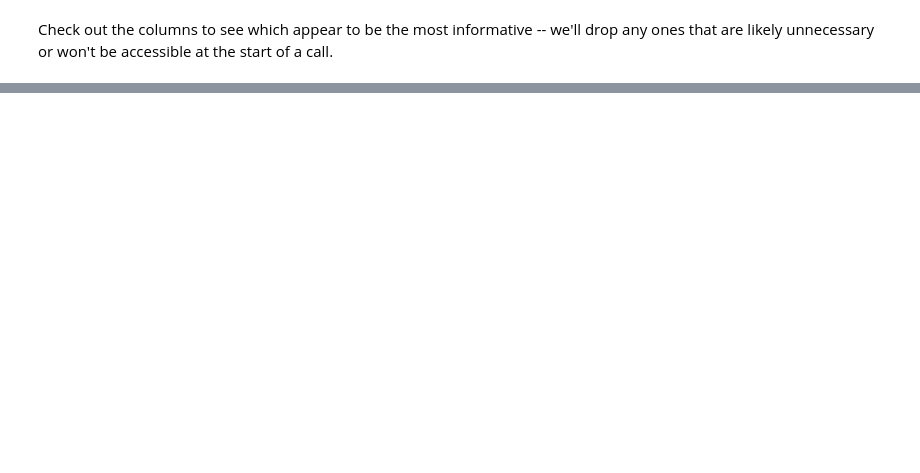
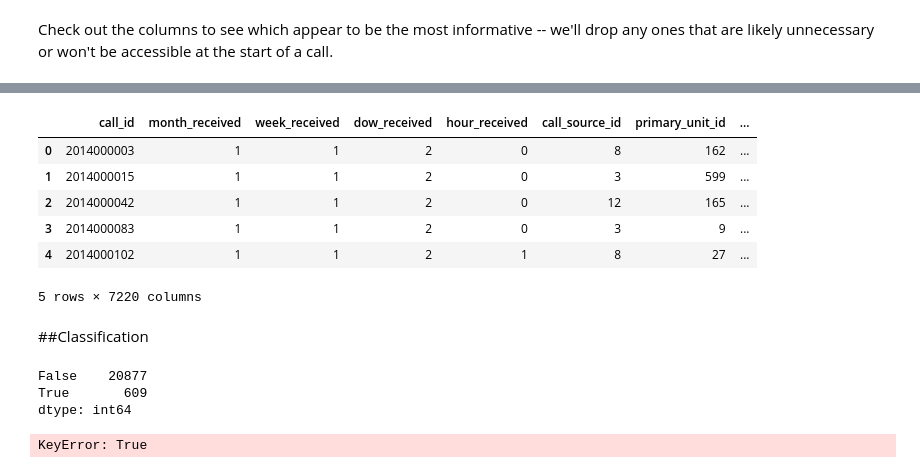
Before and after one commit to shihabhasan/call-for-service, a Jupyter notebook: working_files/notebooks/Text Analysis.ipynb, the cells around one changed output, grey strips where cells are left out. Saved outputs shown, nothing was run; the diff lists cells and outputs as text; code cells hidden in the pictures; blank space fills up the shorter version.

```diff
--- a/working_files/notebooks/Text Analysis.ipynb
+++ b/working_files/notebooks/Text Analysis.ipynb
@@ -146,0 +213,30 @@ notes = pd.read_sql("SELECT * FROM note, call WHERE note.call_id = call.call_id
+# %%
+# Make DataFrame with most common stems
+from nltk.stem.snowball import SnowballStemmer
+stemmer = SnowballStemmer("english")
+
+stemmer_df = pd.DataFrame()
+for column in group.columns:
+    try:
+        stemmer_df[stemmer.stem(column)] += group[column]
+    except KeyError:
+        stemmer_df[stemmer.stem(column)] = group[column]
+
+for column in stemmer_df.columns:
+    if sum(stemmer_df[column]) < 250:
+        stemmer_df.drop(column, axis=1, inplace=True)
+
+for column in stemmer_df.columns:
+    new_column = column + '_stem'
+    stemmer_df.rename(columns={column: new_column}, inplace=True)
+
+synset_and_stems = pd.concat([synset_df, stemmer_df], axis=1, join='inner')
+# %%
+vec = CountVectorizer(stop_words=stopwords, min_df=0.05, max_df=0.99)
+data = vec.fit_transform(note_grp['body'].tolist()).toarray()
+data_names = vec.get_feature_names()
+
+group = pd.DataFrame(data, columns=data_names)
+group.head()
+# %%
+final_data = pd.concat([call_info, group, synset_and_stems], axis=1, join='inner')
@@ -146,0 +245,12 @@ notes = pd.read_sql("SELECT * FROM note, call WHERE note.call_id = call.call_id
+# %%
+final_data.head()
+# %% [output]
+|  | call_id | month_received | week_received | dow_received | hour_received | call_source_id | primary_unit_id | ... |
+| 0 | 2014000003 | 1 | 1 | 2 | 0 | 8 | 162 | ... |
+| 1 | 2014000015 | 1 | 1 | 2 | 0 | 3 | 599 | ... |
+| 2 | 2014000042 | 1 | 1 | 2 | 0 | 12 | 165 | ... |
+| 3 | 2014000083 | 1 | 1 | 2 | 0 | 3 | 9 | ... |
+| 4 | 2014000102 | 1 | 1 | 2 | 1 | 8 | 27 | ... |
+5 rows × 7220 columns
+# %% [markdown]
+##Classification
@@ -146,0 +267,36 @@ notes = pd.read_sql("SELECT * FROM note, call WHERE note.call_id = call.call_id
+# %%
+data['gang_related'].value_counts()
+# %% [output]
+False    20877
+True       609
+dtype: int64
+# %%
+data = data[data['gang_related'] is not None]
+data['gang_related'] = data['gang_related'].astype(int)
+
+for str_col in ('street_name', 'crossroad1', 'crossroad2', 'beat', 'district', 'sector', 'business', 'priority'):
+    le = LabelEncoder()
+    #le.fit(data[str_col].tolist())
+    data[str_col] = pd.Series(le.fit_transform(data[str_col].tolist()))
+data_features = data.drop('gang_related', 1)
+data_features_values = data_features.values
+feature_labels = list(data_features.columns.values)
+
+#Subset training
+data_train = data_features.loc[4250:]
+data_train_features_values = data_train.values
+
+#Subset target
+data_train_target = data.loc[4250:]['gang_related']
+data_train_target_values = data_train_target.values #.astype('<U32')
+data_train_features_values = data_train_features_values #.astype('<U32')
+
+#Subset validation
+data_valid = data_features.loc[0:4250]
+data_valid_features_values = data_valid.values
+
+data_valid_features_values = data_valid_features_values #.astype('float32')
+data_valid_target = data.loc[0:4250]['gang_related']
+data_valid_target_values = data_valid_target.values #.astype('float32')
+# %% [output]
+KeyError: True
```
Also changed, not shown: parts of 17 cells of this notebook, 4 other files.
